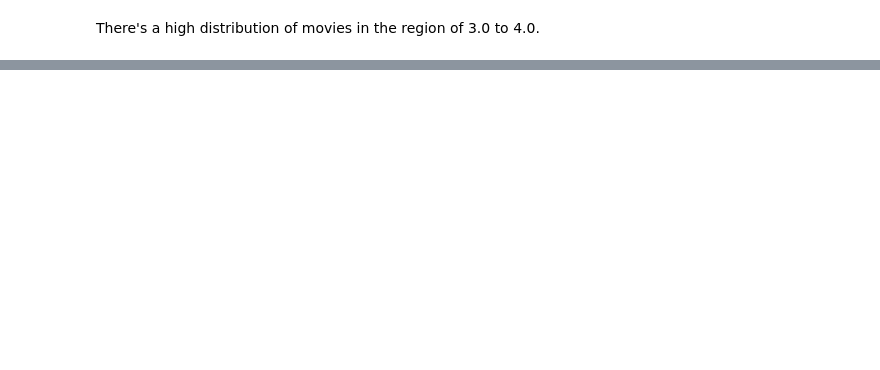
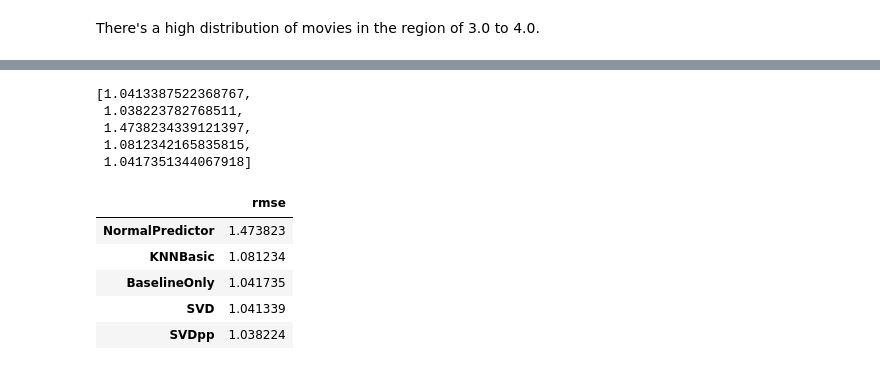
Before and after one commit to Ms-Noxolo/Team_EN3_Jozi, a Jupyter notebook: selebogo_notebook.ipynb, the cells around one changed output, grey strips where cells are left out. Cells and saved outputs as stored; diff of their text form; code cells hidden in the pictures; blank space fills up the shorter version.

Commit message:
added baseline models

```diff
--- a/selebogo_notebook.ipynb
+++ b/selebogo_notebook.ipynb
@@ -138,0 +154,16 @@ memory usage: 1.9+ MB
+# %%
+models = ['SVD', 'SVDpp', 'NormalPredictor', 'KNNBasic', 'BaselineOnly']
+performance = [] # empty list to capture rmse
+# %%
+for model in [SVD, SVDpp, NormalPredictor, KNNBasic, BaselineOnly]:
+
+    # Create an instance of the model
+    algo = model()
+    # Fit the model to the training data
+    algo.fit(trainset)
+    # Generate predictions
+    predictions = algo.test(testset)
+    # Compare predictions against actuals
+    rating_pred = accuracy.rmse(predictions)
+    # Extract only the name of the model
+    performance.append(rating_pred)
@@ -138,0 +179,21 @@ memory usage: 1.9+ MB
+# %%
+performance
+# %% [output]
+[1.0413387522368767,
+ 1.038223782768511,
+ 1.4738234339121397,
+ 1.0812342165835815,
+ 1.0417351344067918]
+# %%
+results = pd.DataFrame(data=performance, columns=['rmse'], index=models)
+# %%
+results.sort_values('rmse',ascending=False, inplace=True)
+# %%
+results
+# %% [output]
+|  | rmse |
+| NormalPredictor | 1.473823 |
+| KNNBasic | 1.081234 |
+| BaselineOnly | 1.041735 |
+| SVD | 1.041339 |
+| SVDpp | 1.038224 |
```
Also changed, not shown: parts of 26 cells of this notebook.
